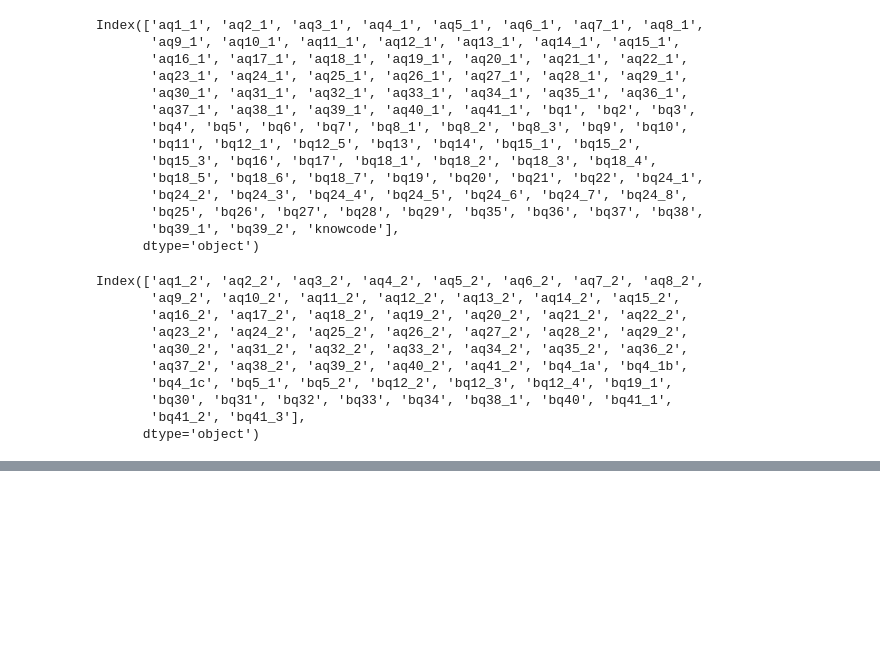
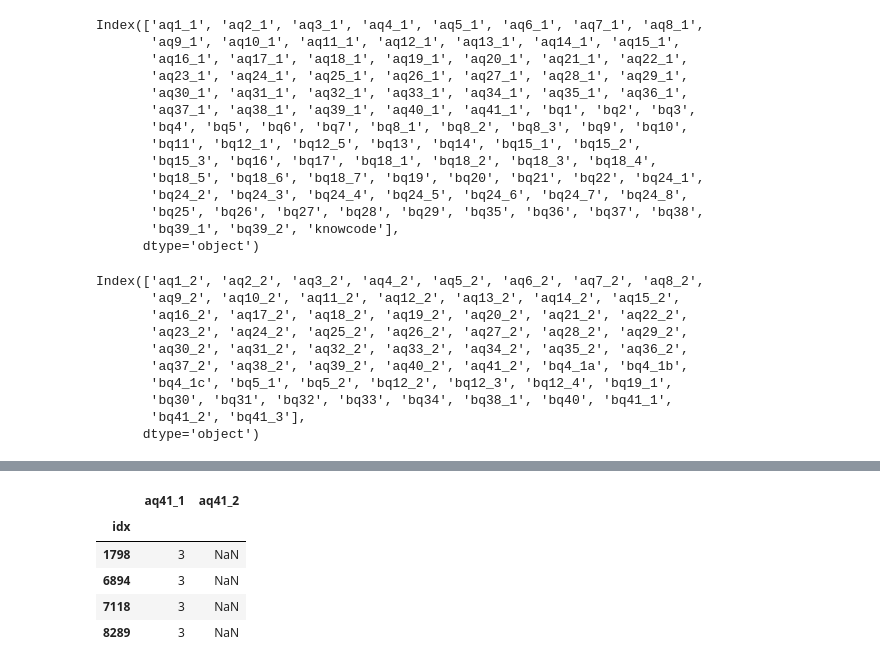
Before and after one commit to joniekwon/dacon, a Jupyter notebook: know/DAY1 EDA.ipynb, the cells around one changed output, grey strips where cells are left out. Saved outputs shown, nothing was run; the diff lists cells and outputs as text; code cells hidden in the pictures; blank space fills up the shorter version.

```diff
--- a/know/DAY1 EDA.ipynb
+++ b/know/DAY1 EDA.ipynb
@@ -167,0 +490,9 @@ Index(['aq1_2', 'aq2_2', 'aq3_2', 'aq4_2', 'aq5_2', 'aq6_2', 'aq7_2', 'aq8_2',
+# %%
+know_train[0].loc[know_train[0]['aq41_2'].isna(), ['aq41_1','aq41_2']]
+# %% [output]
+|  | aq41_1 | aq41_2 |
+| idx |  |  |
+| 1798 | 3 | NaN |
+| 6894 | 3 | NaN |
+| 7118 | 3 | NaN |
+| 8289 | 3 | NaN |
```
Also changed, not shown: parts of 42 cells of this notebook.
